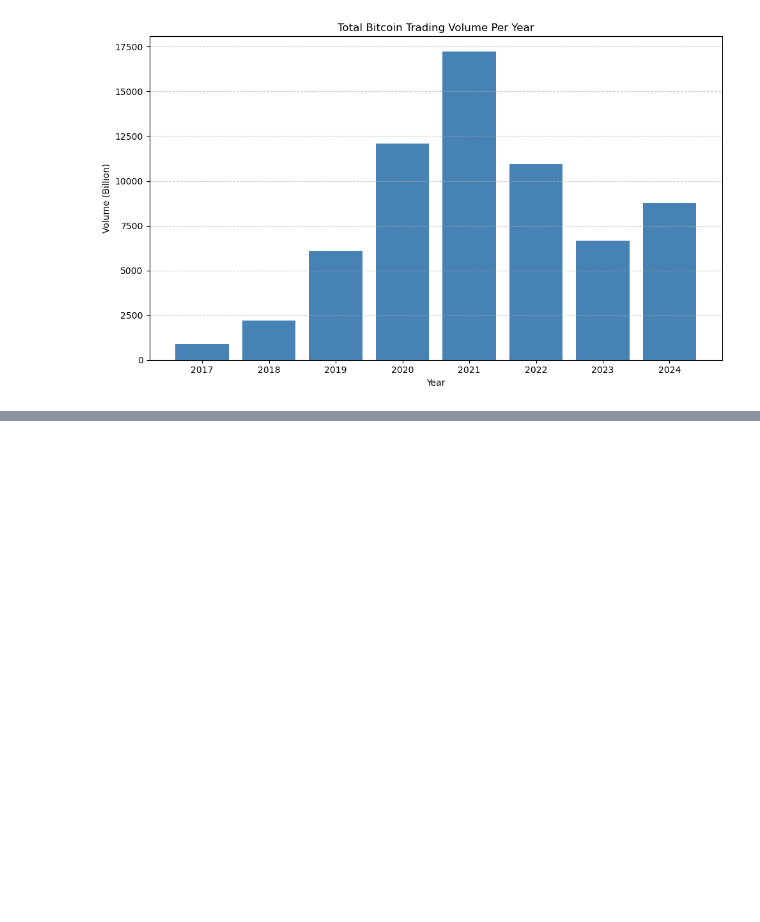
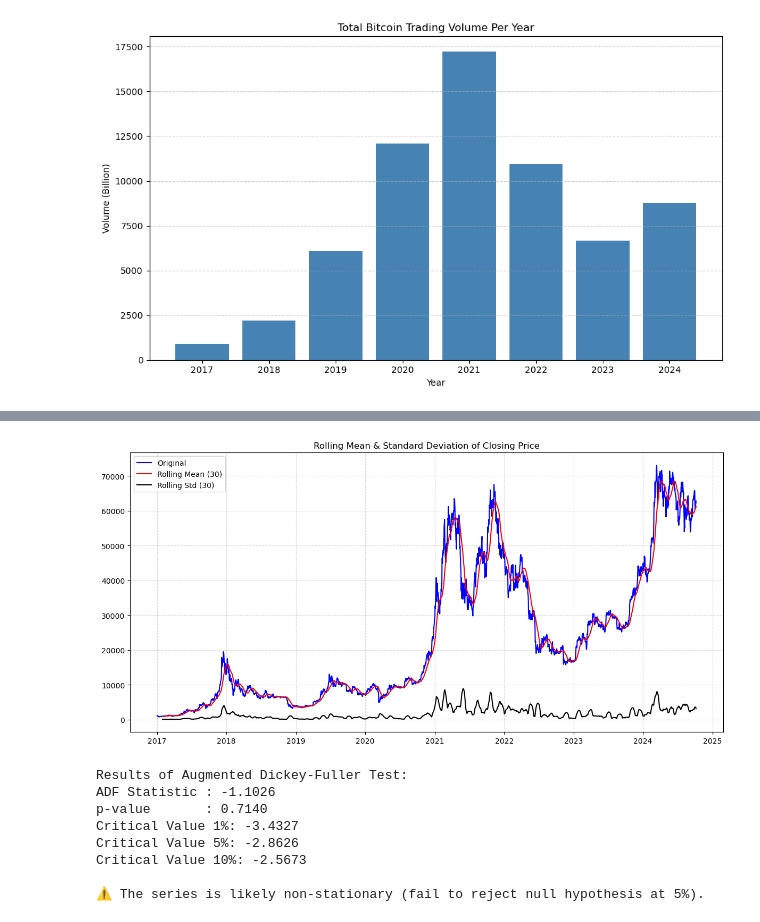
Before and after one commit to ebavarsad/ebavarsad, a Jupyter notebook: kaggle/Bitcoin_stock_ARIMA.ipynb, the cells around one changed output, grey strips where cells are left out. Drawn from its saved outputs; the diff is of its cells as text; code cells hidden in the pictures; blank space fills up the shorter version.

```diff
--- a/kaggle/Bitcoin_stock_ARIMA.ipynb
+++ b/kaggle/Bitcoin_stock_ARIMA.ipynb
@@ -170,0 +284,46 @@ This bar graph shows the total annual Bitcoin trading volume (in billions) from
+# %%
+from statsmodels.tsa.stattools import adfuller
+
+def check_stationarity(df, window):
+
+    series = df['Close'].dropna()
+
+    # Plot rolling statistics
+    rolmean = series.rolling(window=window).mean()
+    rolstd = series.rolling(window=window).std()
+
+    plt.figure(figsize=(12,6))
+    plt.plot(series, color='blue', label='Original')
+    plt.plot(rolmean, color='red', label=f'Rolling Mean ({window})')
+    plt.plot(rolstd, color='black', label=f'Rolling Std ({window})')
+    plt.legend(loc='best')
+    plt.title(f'Rolling Mean & Standard Deviation of Closing Price')
+    plt.grid(True, linestyle='--', alpha=0.5)
+    plt.tight_layout()
+    plt.show()
+
+    # Perform Dickey-Fuller test
+    print('\nResults of Augmented Dickey-Fuller Test:')
+    adf_result = adfuller(series)
+    print(f'ADF Statistic : {adf_result[0]:.4f}')
+    print(f'p-value       : {adf_result[1]:.4f}')
+    for key, value in adf_result[4].items():
+        print(f'Critical Value {key}: {value:.4f}')
+
+    if adf_result[1] < 0.05:
+        print("\n✅ The series is likely stationary (reject null hypothesis at 5% level).")
+    else:
+        print("\n⚠️ The series is likely non-stationary (fail to reject null hypothesis at 5%).")
+
+
+check_stationarity(data, 30)
+# %% [output]
+[figure, added]
+Results of Augmented Dickey-Fuller Test:
+ADF Statistic : -1.1026
+p-value       : 0.7140
+Critical Value 1%: -3.4327
+Critical Value 5%: -2.8626
+Critical Value 10%: -2.5673
+
+⚠️ The series is likely non-stationary (fail to reject null hypothesis at 5%).
```
Also changed, not shown: parts of 17 cells of this notebook.
